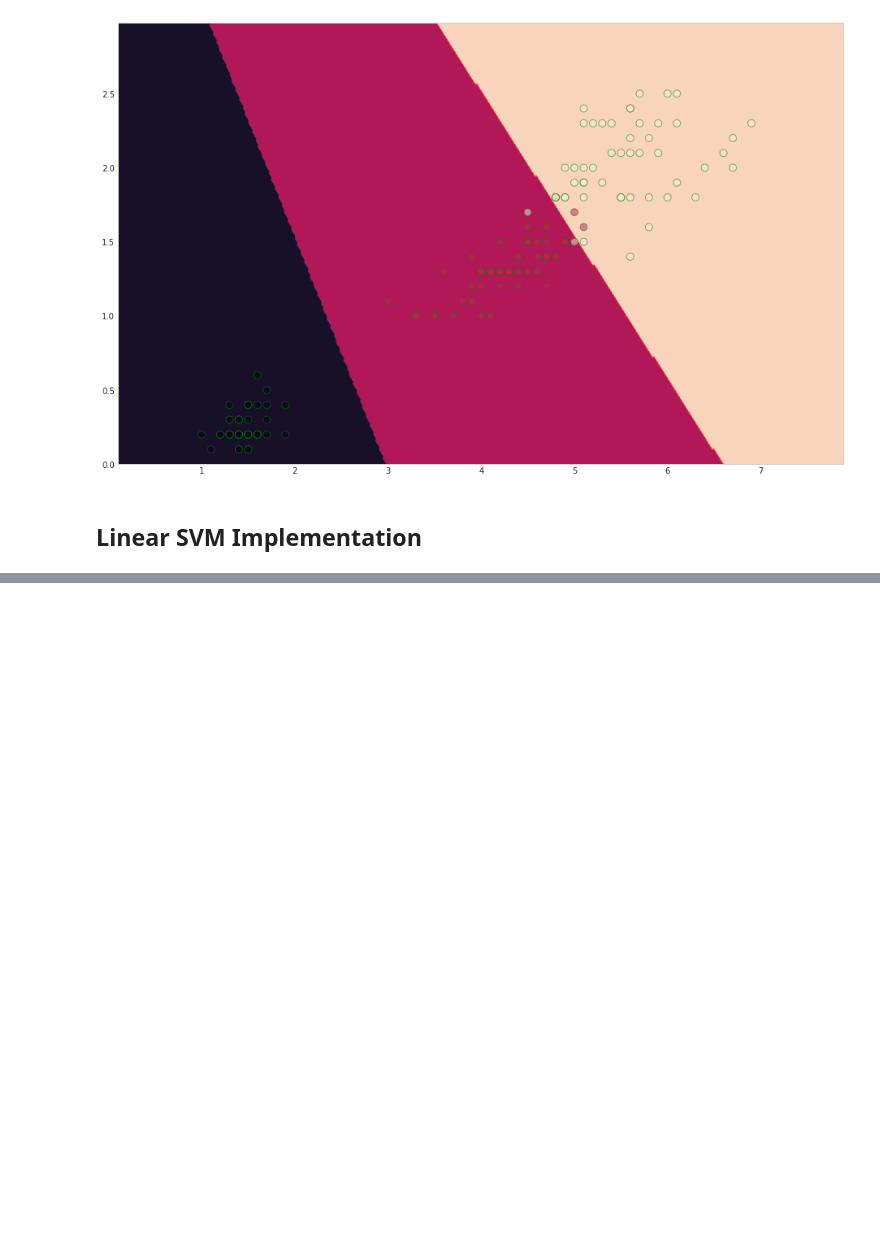
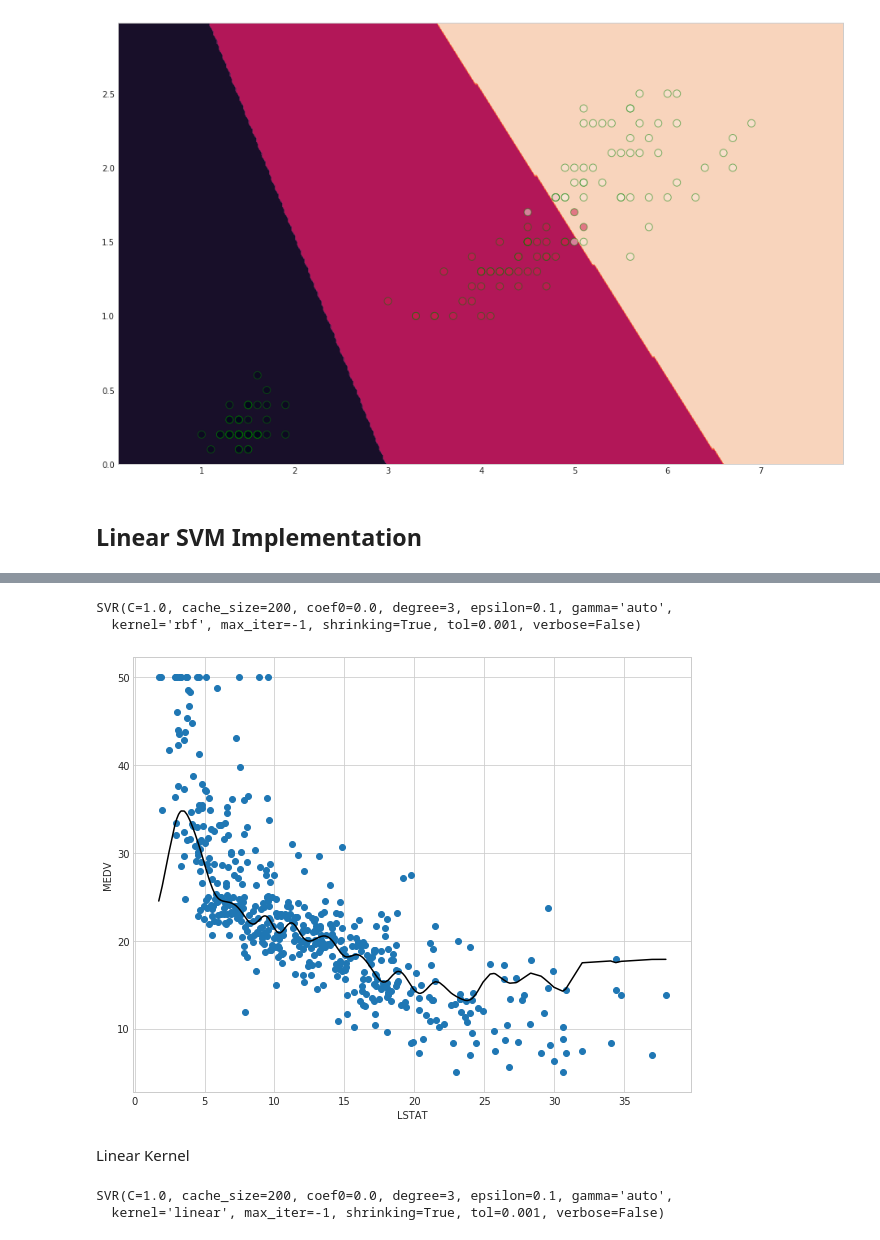
Before and after one commit to HvyD/ML-with-SciKit-Learn, a Jupyter notebook: SciKit Learn ML - Regression, Classification, SVM, Tree and kNN.ipynb, the cells around one changed output, grey strips where cells are left out. Saved outputs shown, nothing was run; the diff lists cells and outputs as text; code cells hidden in the pictures; blank space fills up the shorter version.

```diff
--- a/SciKit Learn ML - Regression, Classification, SVM, Tree and kNN.ipynb
+++ b/SciKit Learn ML - Regression, Classification, SVM, Tree and kNN.ipynb
@@ -958,0 +1308,13 @@ plt.show()
+# %%
+import numpy as np
+import matplotlib.pyplot as plt
+import seaborn as sns
+sns.set_style('whitegrid')
+% matplotlib inline
+import pandas as pd
+from sklearn.svm import SVR
+from sklearn.metrics import mean_squared_error, r2_score
+from sklearn.datasets import load_boston
+boston_data = load_boston()
+df = pd.DataFrame(boston_data.data, columns=boston_data.feature_names)
+df.head()
@@ -958,0 +1328,20 @@ plt.show()
+# %%
+y = boston_data.target
+X = df[['LSTAT']].values
+# %%
+svr = SVR()
+svr.fit(X, y)
+# %% [output]
+SVR(C=1.0, cache_size=200, coef0=0.0, degree=3, epsilon=0.1, gamma='auto',
+  kernel='rbf', max_iter=-1, shrinking=True, tol=0.001, verbose=False)
+# %%
+sort_idx = X.flatten().argsort()
+# %%
+plt.figure(figsize=(10,8))
+plt.scatter(X[sort_idx], y[sort_idx])
+plt.plot(X[sort_idx], svr.predict(X[sort_idx]), color='k')
+
+plt.xlabel('LSTAT')
+plt.ylabel('MEDV');
+# %% [output]
+[figure, added]
@@ -958,0 +1352,8 @@ plt.show()
+# %% [markdown]
+Linear Kernel
+# %%
+svr = SVR(kernel='linear')
+svr.fit(X_train, y_train)
+# %% [output]
+SVR(C=1.0, cache_size=200, coef0=0.0, degree=3, epsilon=0.1, gamma='auto',
+  kernel='linear', max_iter=-1, shrinking=True, tol=0.001, verbose=False)
```
Also changed, not shown: parts of 101 cells of this notebook.
